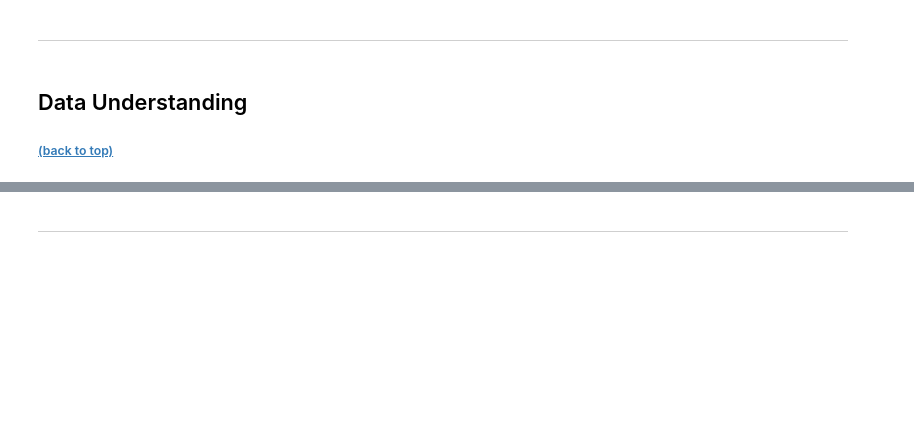
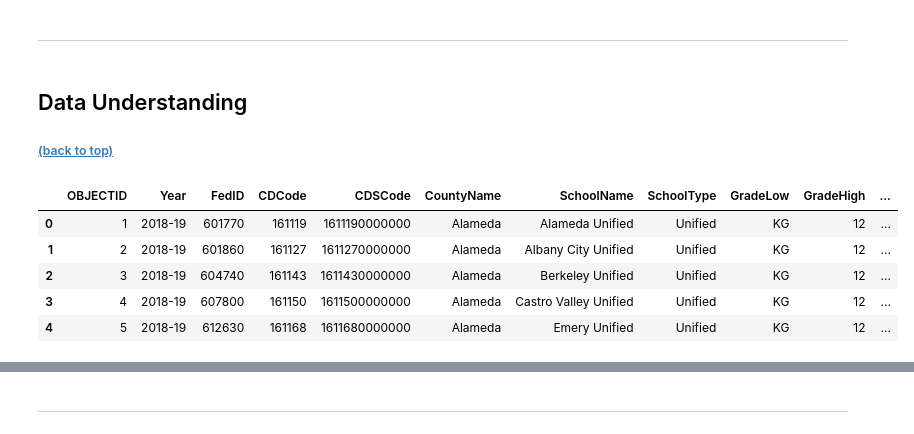
Before and after one commit to ameliadahm20/California-School-Performance, a Jupyter notebook: Final_Notebook.ipynb, the cells around one changed output, grey strips where cells are left out. Cells and saved outputs as stored; diff of their text form; code cells hidden in the pictures; blank space fills up the shorter version.

```diff
--- a/Final_Notebook.ipynb
+++ b/Final_Notebook.ipynb
@@ -31,0 +39,9 @@
+# %%
+df.head()
+# %% [output]
+|  | OBJECTID | Year | FedID | CDCode | CDSCode | CountyName | SchoolName | SchoolType | GradeLow | GradeHigh | ... |
+| 0 | 1 | 2018-19 | 601770 | 161119 | 1611190000000 | Alameda | Alameda Unified | Unified | KG | 12 | ... |
+| 1 | 2 | 2018-19 | 601860 | 161127 | 1611270000000 | Alameda | Albany City Unified | Unified | KG | 12 | ... |
+| 2 | 3 | 2018-19 | 604740 | 161143 | 1611430000000 | Alameda | Berkeley Unified | Unified | KG | 12 | ... |
+| 3 | 4 | 2018-19 | 607800 | 161150 | 1611500000000 | Alameda | Castro Valley Unified | Unified | KG | 12 | ... |
+| 4 | 5 | 2018-19 | 612630 | 161168 | 1611680000000 | Alameda | Emery Unified | Unified | KG | 12 | ... |
```
Also changed, not shown: parts of 3 cells of this notebook, 3 other files.
